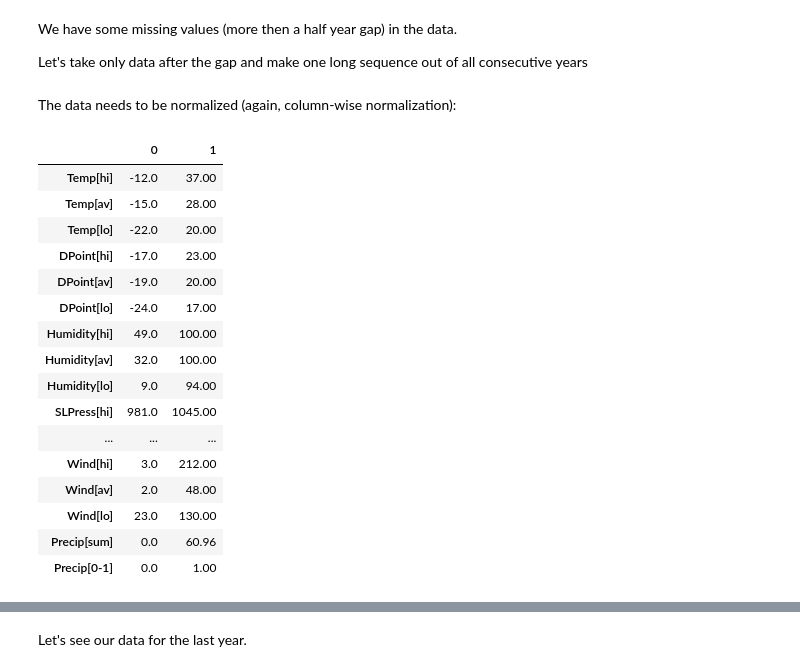
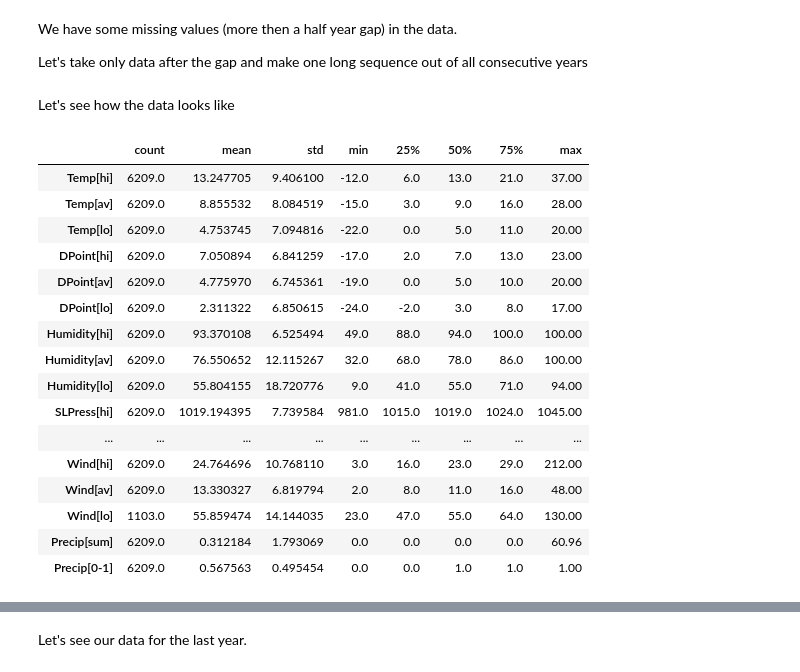
Before and after one commit to mlcollege/time-series-analysis, a Jupyter notebook: src/weather_data.ipynb, the cells around one changed output, grey strips where cells are left out. Drawn from its saved outputs; the diff is of its cells as text; code cells hidden in the pictures.

```diff
--- a/src/weather_data.ipynb
+++ b/src/weather_data.ipynb
@@ -146,33 +148,28 @@ We have some missing values (more then a half year gap) in the data.
 Let's take only data after the gap and make one long sequence out of all consecutive years
 # %%
 df = pd.concat(df_years[5:])
-# %% [markdown]
-The data needs to be normalized (again, column-wise normalization):
-# %%
-df_min = df.min()
-df_max = df.max()
-df_norm = (df - df_min) / (df_max - df_min)
-
-data_bounds = pd.concat((df_min, df_max), axis=1)
-data_bounds
-# %% [output]
-|  | 0 | 1 |
-| Temp[hi] | -12.0 | 37.00 |
-| Temp[av] | -15.0 | 28.00 |
-| Temp[lo] | -22.0 | 20.00 |
-| DPoint[hi] | -17.0 | 23.00 |
-| DPoint[av] | -19.0 | 20.00 |
-| DPoint[lo] | -24.0 | 17.00 |
-| Humidity[hi] | 49.0 | 100.00 |
-| Humidity[av] | 32.0 | 100.00 |
-| Humidity[lo] | 9.0 | 94.00 |
-| SLPress[hi] | 981.0 | 1045.00 |
-| ... | ... | ... |
-| Wind[hi] | 3.0 | 212.00 |
-| Wind[av] | 2.0 | 48.00 |
-| Wind[lo] | 23.0 | 130.00 |
-| Precip[sum] | 0.0 | 60.96 |
-| Precip[0-1] | 0.0 | 1.00 |
+# %% [markdown]
+Let's see how the data looks like
+# %%
+df.describe().T
+# %% [output]
+|  | count | mean | std | min | 25% | 50% | 75% | max |
+| Temp[hi] | 6209.0 | 13.247705 | 9.406100 | -12.0 | 6.0 | 13.0 | 21.0 | 37.00 |
+| Temp[av] | 6209.0 | 8.855532 | 8.084519 | -15.0 | 3.0 | 9.0 | 16.0 | 28.00 |
+| Temp[lo] | 6209.0 | 4.753745 | 7.094816 | -22.0 | 0.0 | 5.0 | 11.0 | 20.00 |
+| DPoint[hi] | 6209.0 | 7.050894 | 6.841259 | -17.0 | 2.0 | 7.0 | 13.0 | 23.00 |
+| DPoint[av] | 6209.0 | 4.775970 | 6.745361 | -19.0 | 0.0 | 5.0 | 10.0 | 20.00 |
+| DPoint[lo] | 6209.0 | 2.311322 | 6.850615 | -24.0 | -2.0 | 3.0 | 8.0 | 17.00 |
+| Humidity[hi] | 6209.0 | 93.370108 | 6.525494 | 49.0 | 88.0 | 94.0 | 100.0 | 100.00 |
+| Humidity[av] | 6209.0 | 76.550652 | 12.115267 | 32.0 | 68.0 | 78.0 | 86.0 | 100.00 |
+| Humidity[lo] | 6209.0 | 55.804155 | 18.720776 | 9.0 | 41.0 | 55.0 | 71.0 | 94.00 |
+| SLPress[hi] | 6209.0 | 1019.194395 | 7.739584 | 981.0 | 1015.0 | 1019.0 | 1024.0 | 1045.00 |
+| ... | ... | ... | ... | ... | ... | ... | ... | ... |
+| Wind[hi] | 6209.0 | 24.764696 | 10.768110 | 3.0 | 16.0 | 23.0 | 29.0 | 212.00 |
+| Wind[av] | 6209.0 | 13.330327 | 6.819794 | 2.0 | 8.0 | 11.0 | 16.0 | 48.00 |
+| Wind[lo] | 1103.0 | 55.859474 | 14.144035 | 23.0 | 47.0 | 55.0 | 64.0 | 130.00 |
+| Precip[sum] | 6209.0 | 0.312184 | 1.793069 | 0.0 | 0.0 | 0.0 | 0.0 | 60.96 |
+| Precip[0-1] | 6209.0 | 0.567563 | 0.495454 | 0.0 | 0.0 | 1.0 | 1.0 | 1.00 |
 # %% [markdown]
 ## Data selection
 
```
Also changed, not shown: parts of 14 cells of this notebook, 3 other files.
